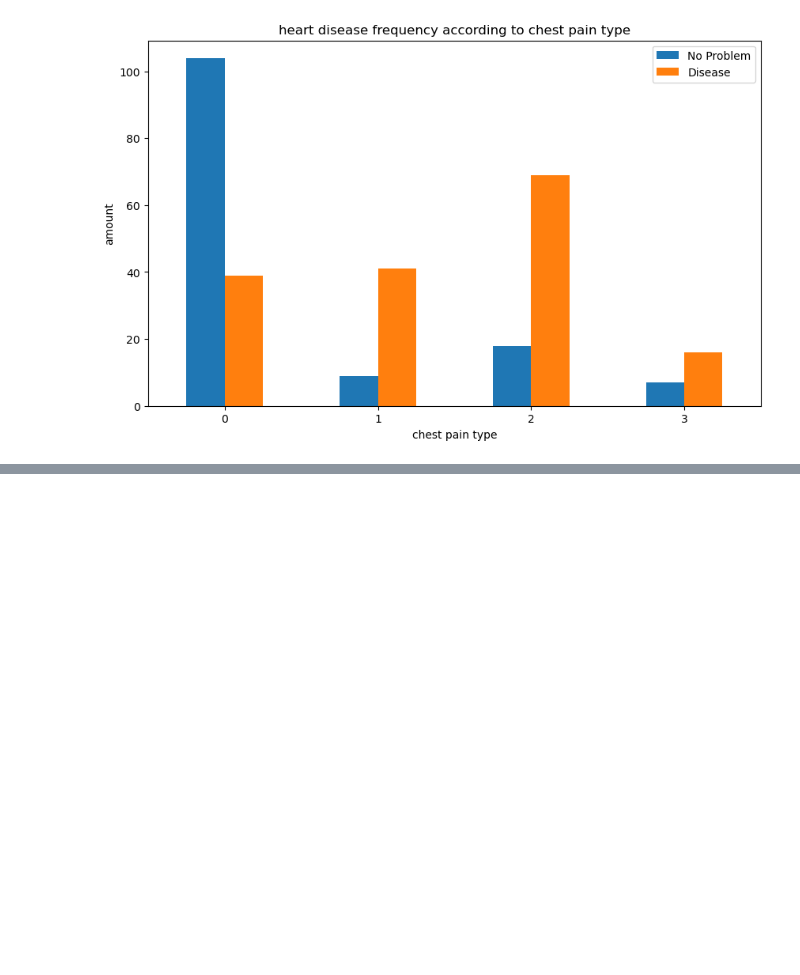
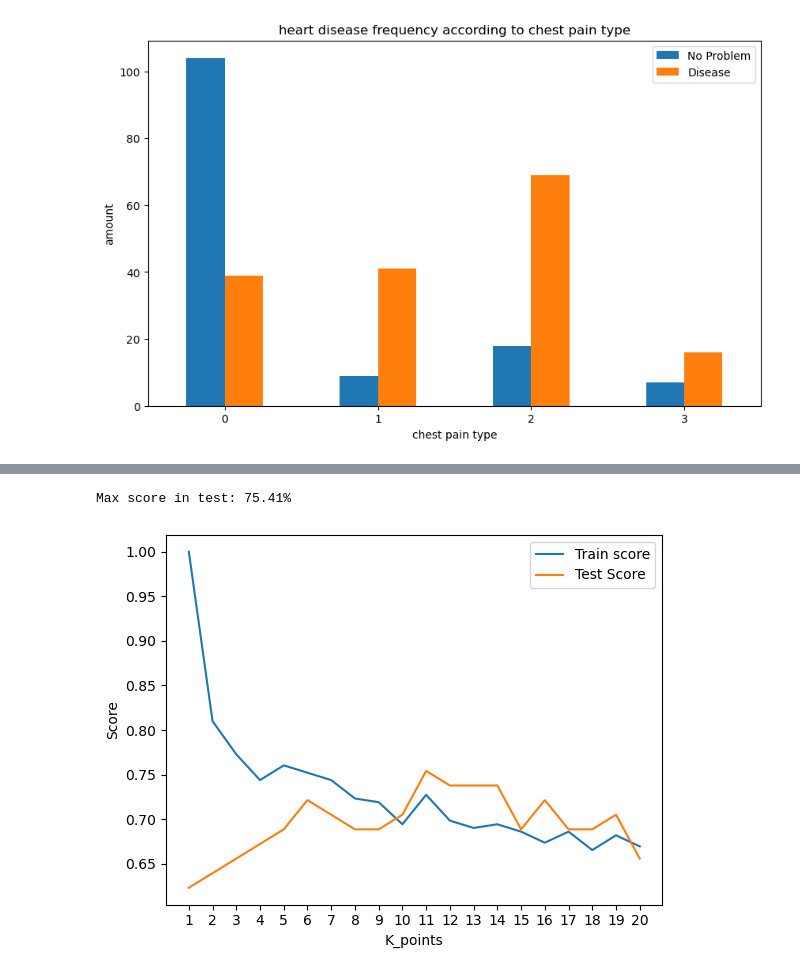
Before and after one commit to Kkhokho/Heart_Disease, a Jupyter notebook: Head to tail classification.ipynb, the cells around one changed output, grey strips where cells are left out. Cells and saved outputs as stored; diff of their text form; code cells hidden in the pictures; blank space fills up the shorter version.

```diff
--- a/Head to tail classification.ipynb
+++ b/Head to tail classification.ipynb
@@ -245,0 +255,3 @@ ModuleNotFoundError: No module named 'seaborn'
+# %%
+X = df.drop("target",axis=1)
+y = df.target
@@ -245,0 +321,13 @@ ModuleNotFoundError: No module named 'seaborn'
+# %%
+# let's tuning hyperparameter KNN
+train_scores = []
+test_score = []
+
+k_range = range(1,21)
+knn = KNeighborsClassifier(n_neighbors=i)
+for i in k_range:
+    knn.set_params(n_neighbors=i)
+    knn.fit(X_train,y_train)
+    train_scores.append(knn.score(X_train,y_train))
+    test_score.append(knn.score(X_test,y_test))
+train_scores,test_score
@@ -245,0 +352,11 @@ ModuleNotFoundError: No module named 'seaborn'
+# %%
+plt.plot(k_range,train_scores,label="Train score")
+plt.plot(k_range,test_score,label="Test Score")
+plt.xlabel("K_points")
+plt.ylabel("Score")
+plt.xticks(range(1,21,1))
+plt.legend();
+print(f"Max score in test: {max(test_score)*100:.2f}%")
+# %% [output]
+Max score in test: 75.41%
+[figure, added]
```
Also changed, not shown: parts of 48 cells of this notebook.
